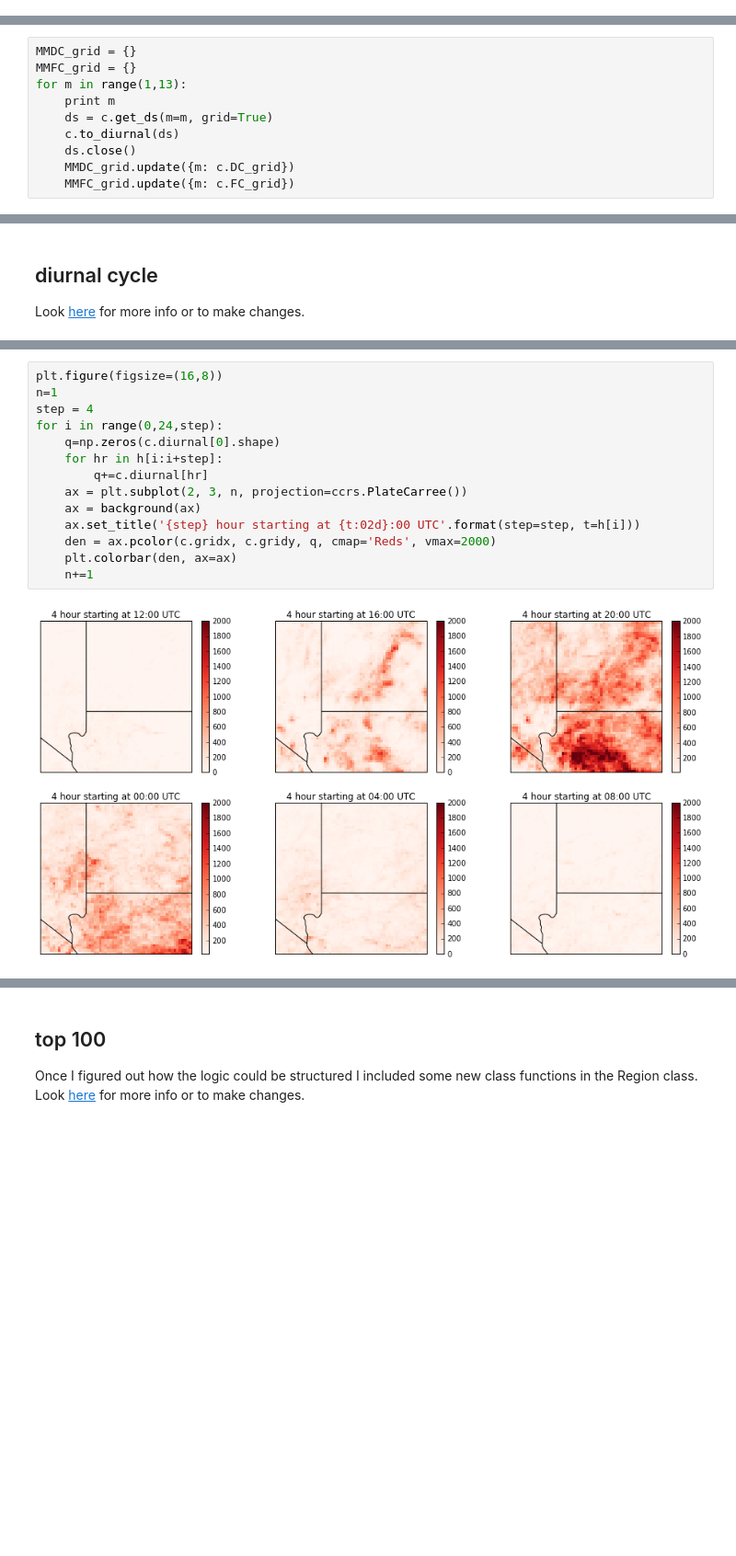
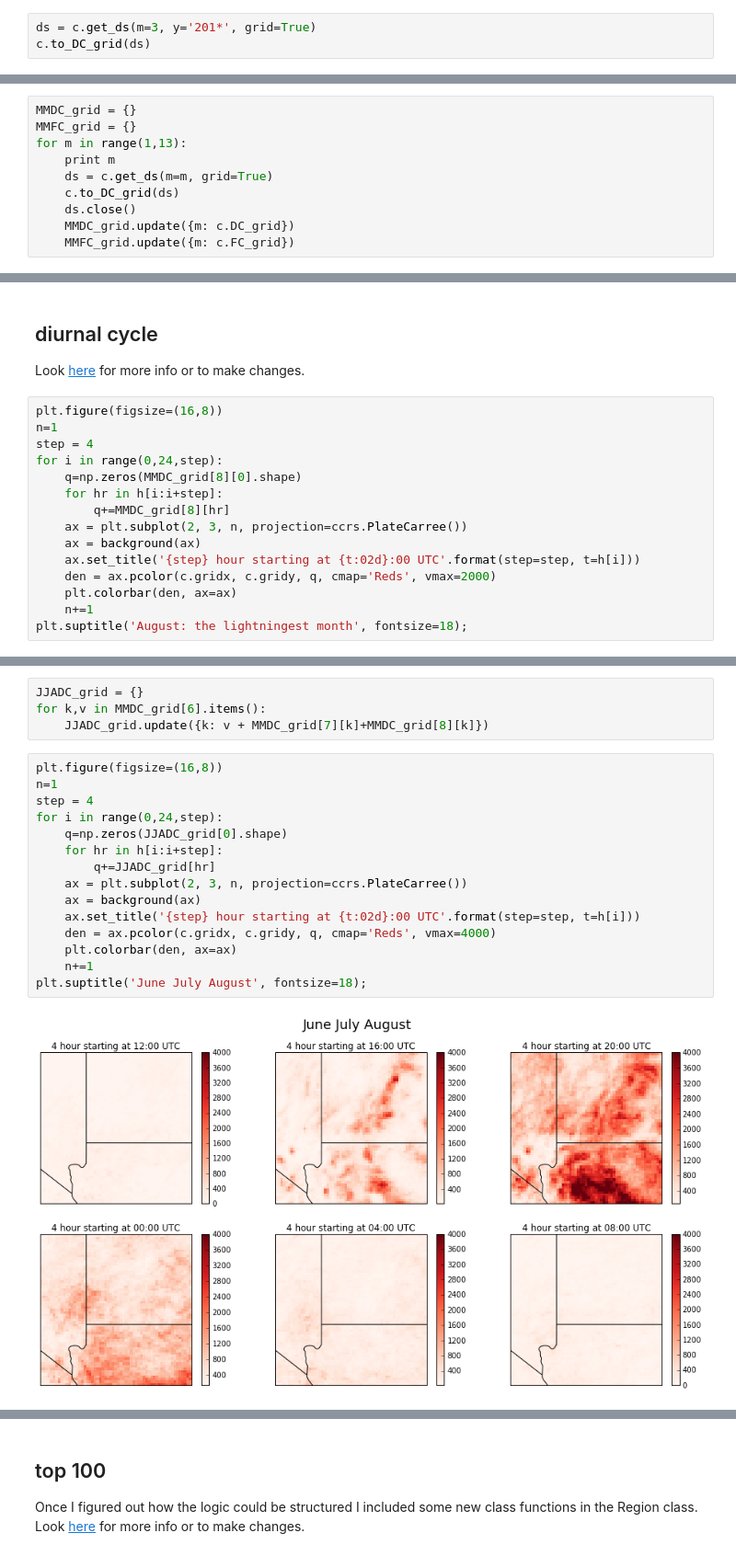
Before and after one commit to jsignell/lightning-tools, a Jupyter notebook: Regional Computations.ipynb, the cells around one changed output, grey strips where cells are left out. Shown: that part at 92% size. Saved outputs shown, nothing was run; the diff lists cells and outputs as text; blank space fills up the shorter version.

```diff
--- a/Regional Computations.ipynb
+++ b/Regional Computations.ipynb
@@ -58,0 +70,3 @@ c.define_grid(nbins=60)
+# %%
+ds = c.get_ds(m=3, y='201*', grid=True)
+c.to_DC_grid(ds)
@@ -62,7 +88,7 @@ MMFC_grid = {}
 for m in range(1,13):
     print m
     ds = c.get_ds(m=m, grid=True)
-    c.to_diurnal(ds)
+    c.to_DC_grid(ds)
     ds.close()
     MMDC_grid.update({m: c.DC_grid})
     MMFC_grid.update({m: c.FC_grid})
@@ -92,3 +117,18 @@ plt.savefig('output/Cedar City mean monthly flash count.png')
 # %% [markdown]
 ## diurnal cycle
 Look [here](#object-orientation) for more info or to make changes.
+# %%
+plt.figure(figsize=(16,8))
+n=1
+step = 4
+for i in range(0,24,step):
+    q=np.zeros(MMDC_grid[8][0].shape)
+    for hr in h[i:i+step]:
+        q+=MMDC_grid[8][hr]
+    ax = plt.subplot(2, 3, n, projection=ccrs.PlateCarree())
+    ax = background(ax)
+    ax.set_title('{step} hour starting at {t:02d}:00 UTC'.format(step=step, t=h[i]))
+    den = ax.pcolor(c.gridx, c.gridy, q, cmap='Reds', vmax=2000)
+    plt.colorbar(den, ax=ax)
+    n+=1
+plt.suptitle('August: the lightningest month', fontsize=18);
@@ -109,16 +155,21 @@ plt.savefig('output/Cedar City mean monthly diurnal cycle.png')
+# %%
+JJADC_grid = {}
+for k,v in MMDC_grid[6].items():
+    JJADC_grid.update({k: v + MMDC_grid[7][k]+MMDC_grid[8][k]})
 # %%
 plt.figure(figsize=(16,8))
 n=1
 step = 4
 for i in range(0,24,step):
-    q=np.zeros(c.diurnal[0].shape)
+    q=np.zeros(JJADC_grid[0].shape)
     for hr in h[i:i+step]:
-        q+=c.diurnal[hr]
+        q+=JJADC_grid[hr]
     ax = plt.subplot(2, 3, n, projection=ccrs.PlateCarree())
     ax = background(ax)
     ax.set_title('{step} hour starting at {t:02d}:00 UTC'.format(step=step, t=h[i]))
-    den = ax.pcolor(c.gridx, c.gridy, q, cmap='Reds', vmax=2000)
+    den = ax.pcolor(c.gridx, c.gridy, q, cmap='Reds', vmax=4000)
     plt.colorbar(den, ax=ax)
     n+=1
+plt.suptitle('June July August', fontsize=18);
 # %% [output]
-[figure, old version]
+[figure, new version]
```
Also changed, not shown: parts of 26 cells of this notebook, 1 other file.
